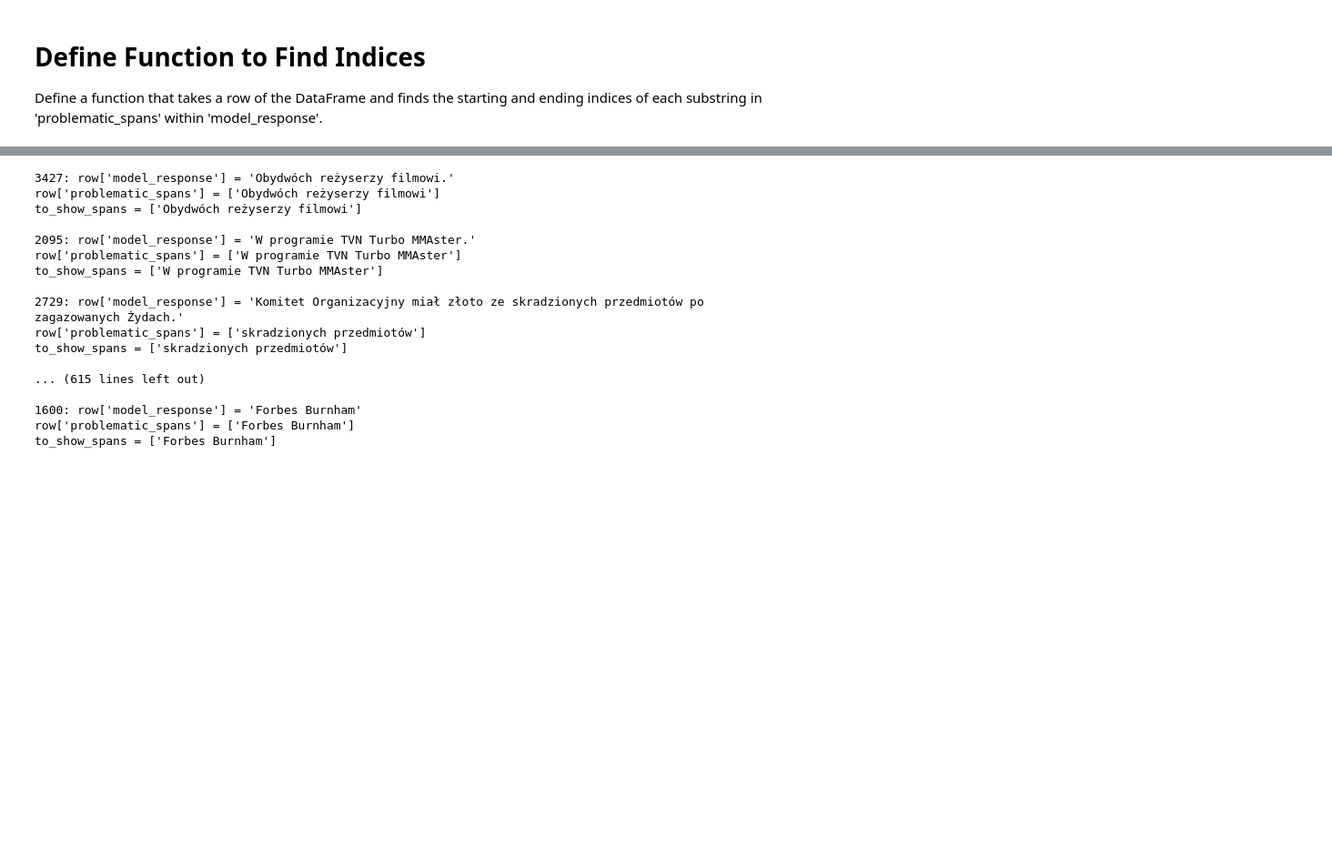
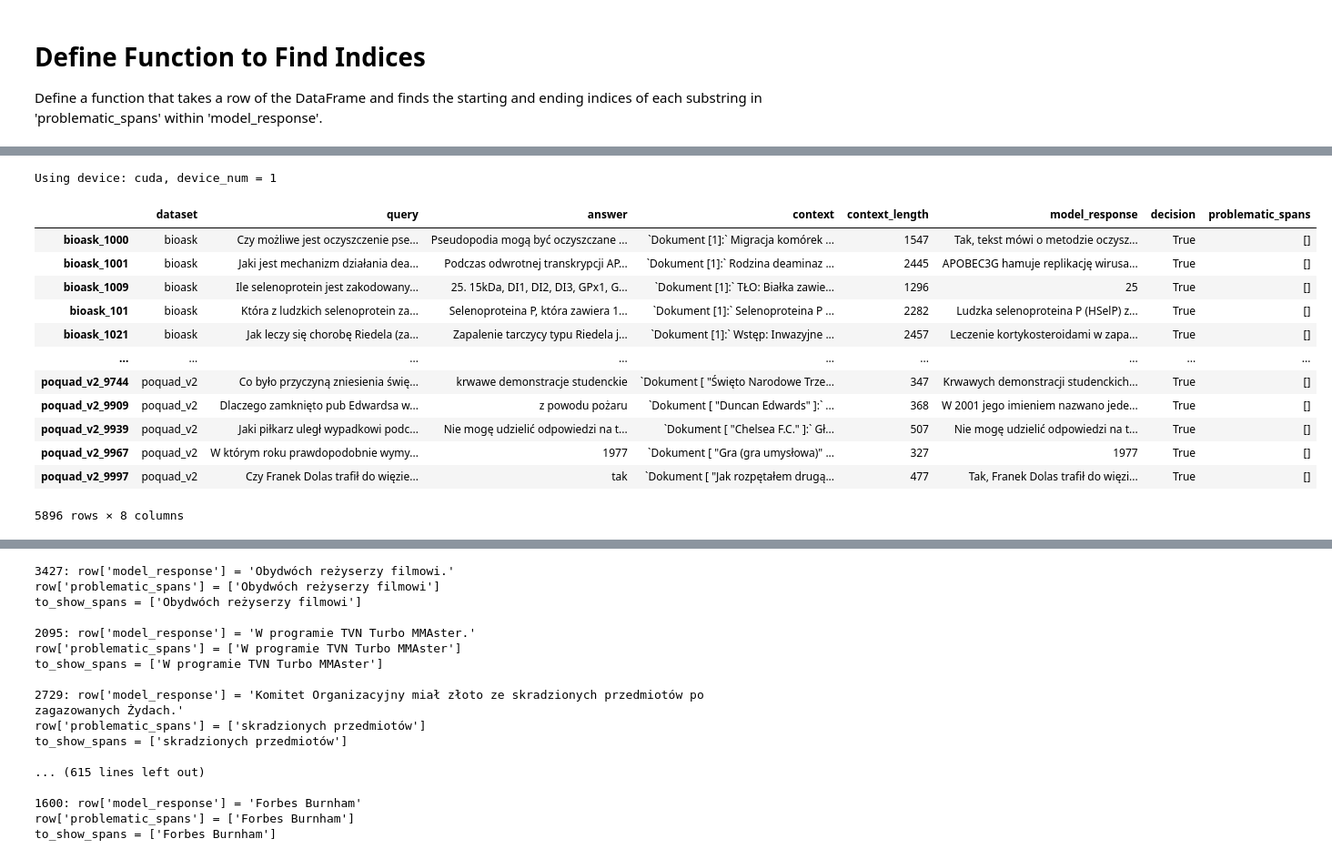
Before and after one commit to Hallucination-LLM/Research, a Jupyter notebook: notebooks/attension_maps_preparation.ipynb, the cells around one changed output, grey strips where cells are left out. Shown at 91% size. Cells and saved outputs as stored; diff of their text form; code cells hidden in the pictures; blank space fills up the shorter version.

```diff
--- a/notebooks/attension_maps_preparation.ipynb
+++ b/notebooks/attension_maps_preparation.ipynb
@@ -183,12 +241,3 @@ to_correct = {
 # %%
-df = pd.read_parquet(dataset_path)
-df = df.reset_index()
-df = df.loc[df.index.isin(eval_df.index)]
-
-df['problematic_spans'] = eval_df['problematic_spans'].values
 df['problematic_spans'] = df['problematic_spans'].apply(lambda x: [span.removeprefix('"').removesuffix('"') for span in x] if x is not None else None)
-
-df['model_response'] = eval_df['response'].values
-
 df = df.loc[df['model_response'] != '<CUDA_ERROR>']
-df['gpt_index'] = df.index
@@ -259,0 +250,34 @@ df.head(2)
+# %%
+llm_rg = LLMRespGen(
+    df=df,
+    id_col='id',
+    model_type='local',
+    system_msg=SYSTEM_MSG_RAG_SHORT,
+    prompt_template=QUERY_INTRO_NO_ANS,
+    batch_size=1,
+    device_num=1
+)
+
+llm_rg.tokenizer = tokenizer
+# %% [output]
+Using device: cuda, device_num = 1
+# %%
+df['indices'] = df.apply(lambda row: find_indices(row['model_response'], row['problematic_spans']), axis=1)
+df = df.loc[~df.index.isin([i for i, row in df.iterrows() if any(index == (None, None) for index in row['indices'])])]
+df = df.drop(columns=['indices'])
+# %%
+df
+# %% [output]
+|  | dataset | query | answer | context | context_length | model_response | decision | problematic_spans |
+| bioask_1000 | bioask | Czy możliwe jest oczyszczenie pse... | Pseudopodia mogą być oczyszczane ... | `Dokument [1]:` Migracja komórek ... | 1547 | Tak, tekst mówi o metodzie oczysz... | True | [] |
+| bioask_1001 | bioask | Jaki jest mechanizm działania dea... | Podczas odwrotnej transkrypcji AP... | `Dokument [1]:` Rodzina deaminaz ... | 2445 | APOBEC3G hamuje replikację wirusa... | True | [] |
+| bioask_1009 | bioask | Ile selenoprotein jest zakodowany... | 25. 15kDa, DI1, DI2, DI3, GPx1, G... | `Dokument [1]:` TŁO: Białka zawie... | 1296 | 25 | True | [] |
+| bioask_101 | bioask | Która z ludzkich selenoprotein za... | Selenoproteina P, która zawiera 1... | `Dokument [1]:` Selenoproteina P ... | 2282 | Ludzka selenoproteina P (HSelP) z... | True | [] |
+| bioask_1021 | bioask | Jak leczy się chorobę Riedela (za... | Zapalenie tarczycy typu Riedela j... | `Dokument [1]:` Wstęp: Inwazyjne ... | 2457 | Leczenie kortykosteroidami w zapa... | True | [] |
+| ... | ... | ... | ... | ... | ... | ... | ... | ... |
+| poquad_v2_9744 | poquad_v2 | Co było przyczyną zniesienia świę... | krwawe demonstracje studenckie | `Dokument [ "Święto Narodowe Trze... | 347 | Krwawych demonstracji studenckich... | True | [] |
+| poquad_v2_9909 | poquad_v2 | Dlaczego zamknięto pub Edwardsa w... | z powodu pożaru | `Dokument [ "Duncan Edwards" ]:` ... | 368 | W 2001 jego imieniem nazwano jede... | True | [] |
+| poquad_v2_9939 | poquad_v2 | Jaki piłkarz uległ wypadkowi podc... | Nie mogę udzielić odpowiedzi na t... | `Dokument [ "Chelsea F.C." ]:` Gł... | 507 | Nie mogę udzielić odpowiedzi na t... | True | [] |
+| poquad_v2_9967 | poquad_v2 | W którym roku prawdopodobnie wymy... | 1977 | `Dokument [ "Gra (gra umysłowa)" ... | 327 | 1977 | True | [] |
+| poquad_v2_9997 | poquad_v2 | Czy Franek Dolas trafił do więzie... | tak | `Dokument [ "Jak rozpętałem drugą... | 477 | Tak, Franek Dolas trafił do więzi... | True | [] |
+5896 rows × 8 columns
```
Also changed, not shown: parts of 38 cells of this notebook, 1 other file.
